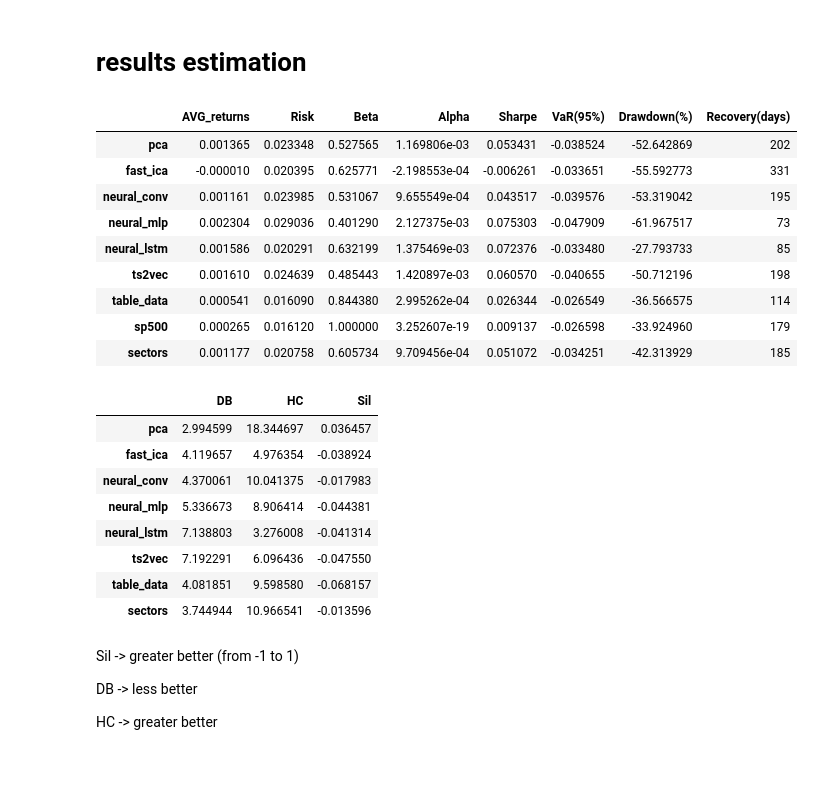
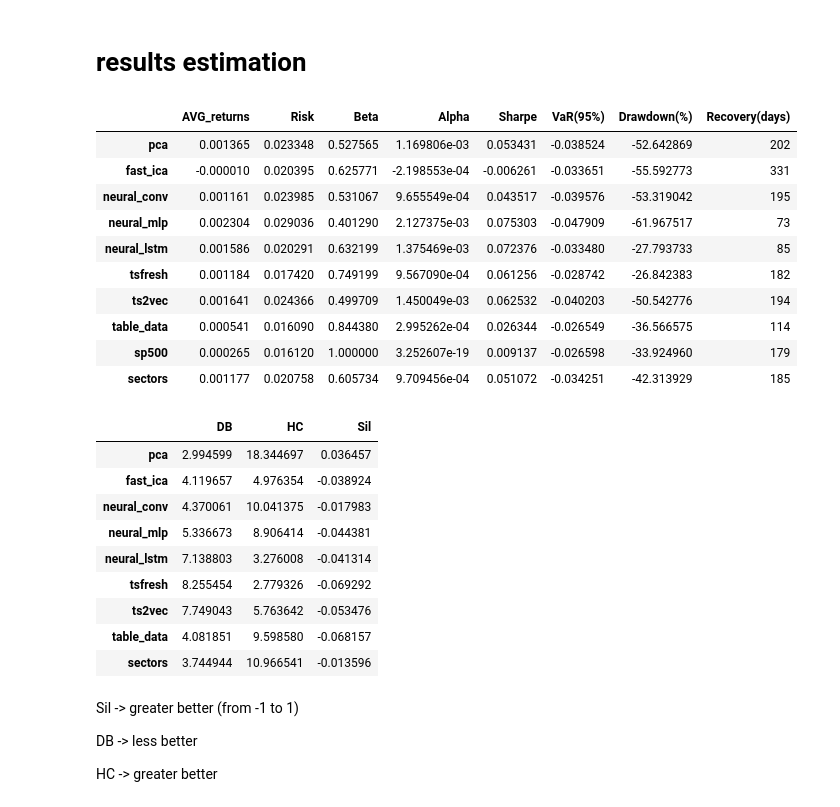
Before and after one commit to petrsokerin/Stock_clustering_3, a Jupyter notebook: Minimum pipeline.ipynb, the cells around one changed output. Cells and saved outputs as stored; diff of their text form; code cells hidden in the pictures; blank space fills up the shorter version.

Commit message:
adding tsfresh

```diff
--- a/Minimum pipeline.ipynb
+++ b/Minimum pipeline.ipynb
@@ -328,0 +337,4 @@ emb_dict['neural_lstm'] = df_lstm.values
+# %%
+df_to_tsfresh = df_pct.reset_index()
+df_to_tsfresh = pd.melt(df_to_tsfresh, id_vars=['index'], var_name='ticker')
+df_to_tsfresh
@@ -329,3 +355,8 @@ emb_dict['neural_lstm'] = df_lstm.values
+# %%
+data_tsfresh = extract_features(df_to_tsfresh, column_id='ticker', column_sort='index')
+
+features_filtered = SelectKBest(k=100).fit_transform(data_tsfresh.dropna(axis=1), df['sector'])
+emb_dict['tsfresh'] = features_filtered  # n_instances x output_dims
 # %% [markdown]
 ### ts2vec
 # %%
@@ -507,22 +539,23 @@ all_metrics
 | neural_conv | 0.001161 | 0.023985 | 0.531067 | 9.655549e-04 | 0.043517 | -0.039576 | -53.319042 | 195 |
 | neural_mlp | 0.002304 | 0.029036 | 0.401290 | 2.127375e-03 | 0.075303 | -0.047909 | -61.967517 | 73 |
 | neural_lstm | 0.001586 | 0.020291 | 0.632199 | 1.375469e-03 | 0.072376 | -0.033480 | -27.793733 | 85 |
-| ts2vec | 0.001610 | 0.024639 | 0.485443 | 1.420897e-03 | 0.060570 | -0.040655 | -50.712196 | 198 |
+| tsfresh | 0.001184 | 0.017420 | 0.749199 | 9.567090e-04 | 0.061256 | -0.028742 | -26.842383 | 182 |
+| ts2vec | 0.001641 | 0.024366 | 0.499709 | 1.450049e-03 | 0.062532 | -0.040203 | -50.542776 | 194 |
 | table_data | 0.000541 | 0.016090 | 0.844380 | 2.995262e-04 | 0.026344 | -0.026549 | -36.566575 | 114 |
 | sp500 | 0.000265 | 0.016120 | 1.000000 | 3.252607e-19 | 0.009137 | -0.026598 | -33.924960 | 179 |
 | sectors | 0.001177 | 0.020758 | 0.605734 | 9.709456e-04 | 0.051072 | -0.034251 | -42.313929 | 185 |
 # %%
-index
 cluster_metrics_df = cluster_metrics_df.rename(index=dict(zip(list(range(3)), ['DB', 'HC', 'Sil']))).T
 cluster_metrics_df
 # %% [output]
 |  | DB | HC | Sil |
 | pca | 2.994599 | 18.344697 | 0.036457 |
 | fast_ica | 4.119657 | 4.976354 | -0.038924 |
 | neural_conv | 4.370061 | 10.041375 | -0.017983 |
 | neural_mlp | 5.336673 | 8.906414 | -0.044381 |
 | neural_lstm | 7.138803 | 3.276008 | -0.041314 |
-| ts2vec | 7.192291 | 6.096436 | -0.047550 |
+| tsfresh | 8.255454 | 2.779326 | -0.069292 |
+| ts2vec | 7.749043 | 5.763642 | -0.053476 |
 | table_data | 4.081851 | 9.598580 | -0.068157 |
 | sectors | 3.744944 | 10.966541 | -0.013596 |
 # %% [markdown]
```
Also changed, not shown: parts of 5 cells of this notebook, 1 other file.
